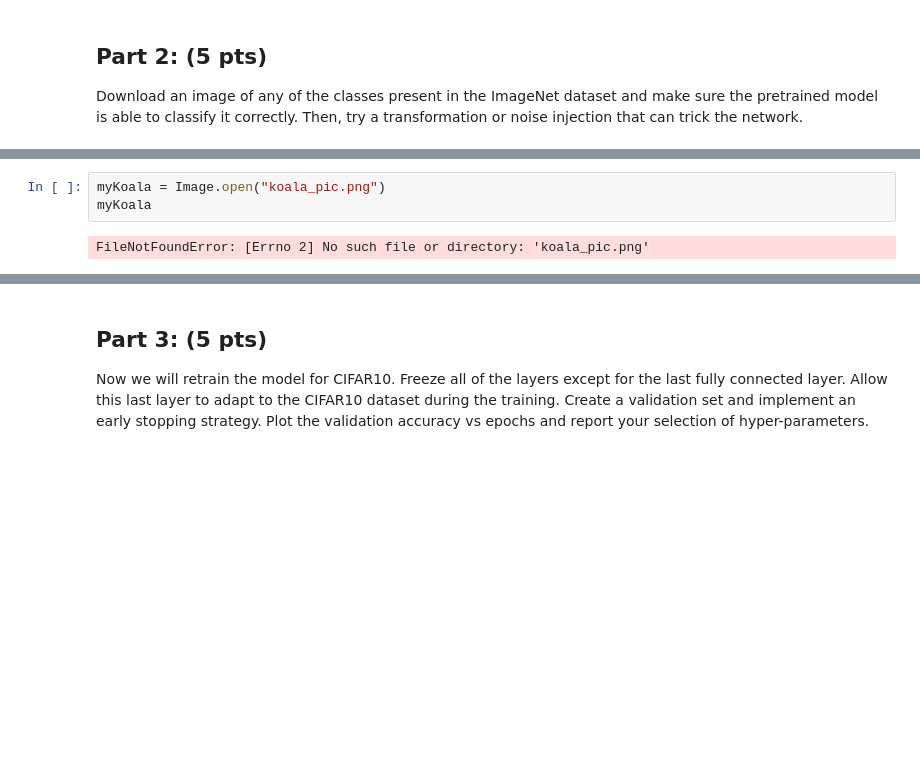
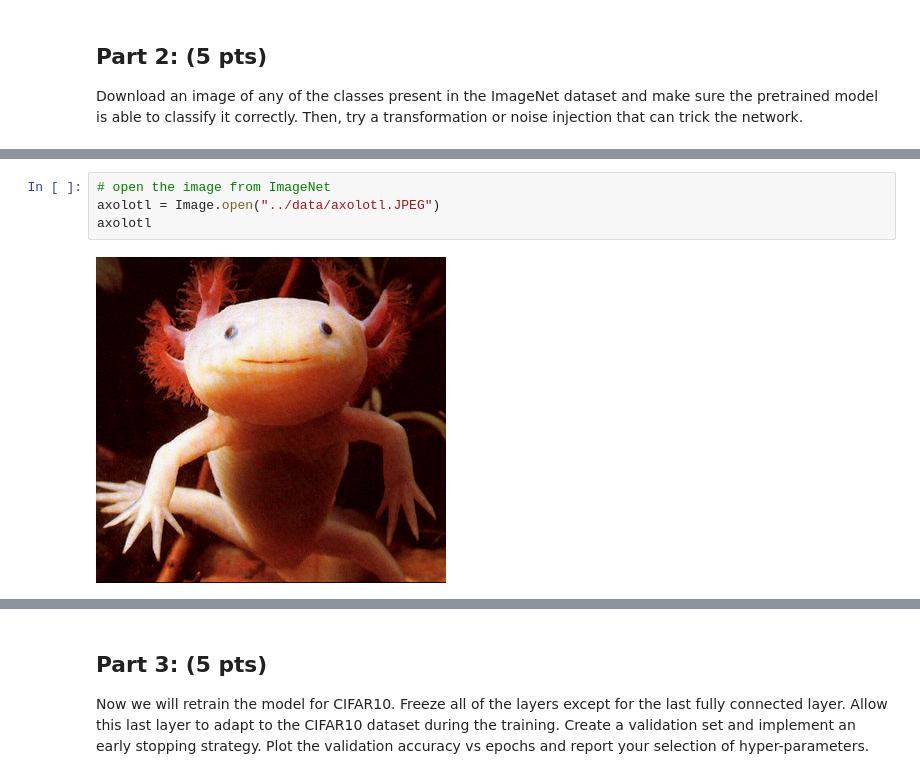
Before and after one commit to Jagardiner97/STAT-6685, a Jupyter notebook: HW4/src/transfer.ipynb, the cells around one changed output, grey strips where cells are left out. Saved outputs shown, nothing was run; the diff lists cells and outputs as text; blank space fills up the shorter version.

```diff
--- a/HW4/src/transfer.ipynb
+++ b/HW4/src/transfer.ipynb
@@ -98,5 +132,6 @@ ResNet(
 # %%
-myKoala = Image.open("koala_pic.png")
-myKoala
+# open the image from ImageNet
+axolotl = Image.open("../data/axolotl.JPEG")
+axolotl
 # %% [output]
-FileNotFoundError: [Errno 2] No such file or directory: 'koala_pic.png'
+[figure, added]
```
Also changed, not shown: parts of 17 cells of this notebook.
